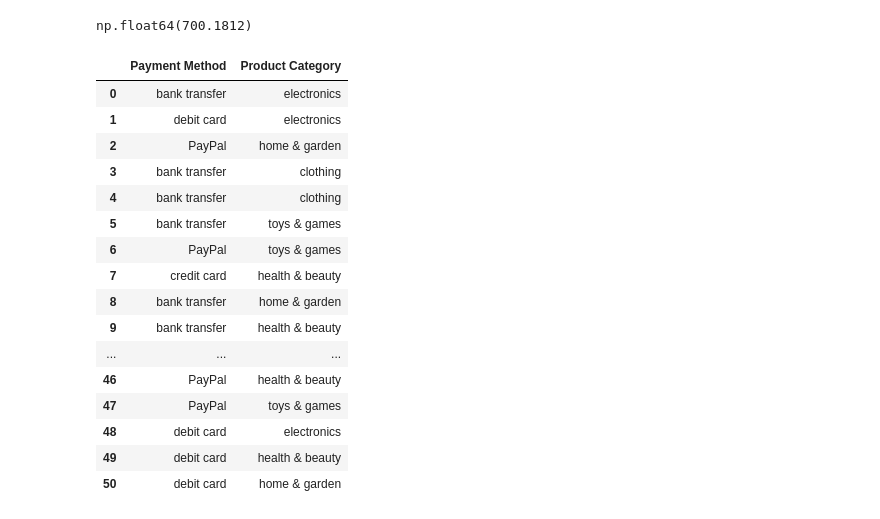
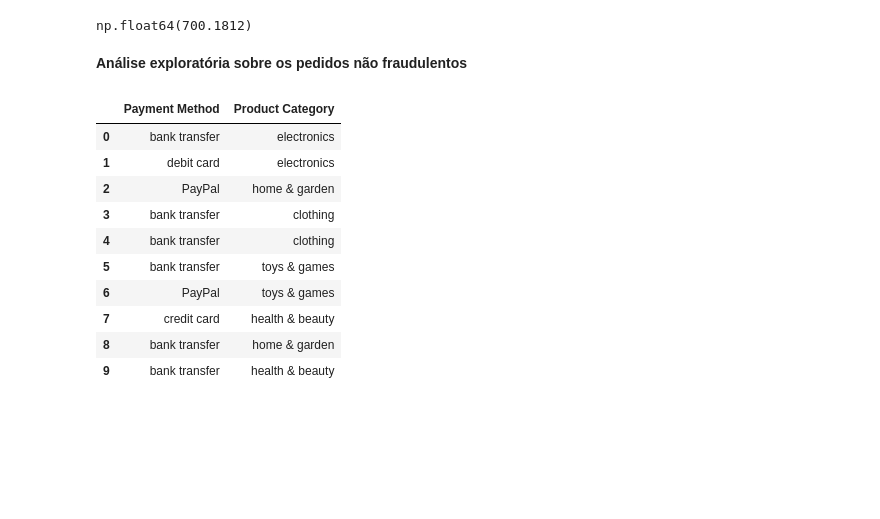
Before and after one commit to lethiciaasevedo1999/on34-python-projetofinal, a Jupyter notebook: material/analise-exploratoria/analise.ipynb, the cells around one changed output. Saved outputs shown, nothing was run; the diff lists cells and outputs as text; code cells hidden in the pictures; blank space fills up the shorter version.

Commit message:
Atualização do readme, organizando análise exploratória e iniciando plotagem de gráficos

```diff
--- a/material/analise-exploratoria/analise.ipynb
+++ b/material/analise-exploratoria/analise.ipynb
@@ -260,28 +262,24 @@ ticket_medio_fraudado = pedidos_fraudulentos[pedidos_fraudulentos['Is Fraudulent
 ticket_medio_fraudado
 # %% [output]
 np.float64(700.1812)
+# %% [markdown]
+**Análise exploratória sobre os pedidos não fraudulentos**
 # %%
 #Retornando apenas os pedidos não fraudulentos, para fazer uma comparação e tentar identificar anomalias.
-pedidos_nao_fraudulentos = df_dados[df_dados['Is Fraudulent'] == 0].head(50)
+pedidos_nao_fraudulentos = df_dados[df_dados['Is Fraudulent'] == 0].head(10)
 pedidos_nao_fraudulentos[['Payment Method', 'Product Category']]
 # %% [output]
 |  | Payment Method | Product Category |
 | 0 | bank transfer | electronics |
 | 1 | debit card | electronics |
 | 2 | PayPal | home & garden |
 | 3 | bank transfer | clothing |
 | 4 | bank transfer | clothing |
 | 5 | bank transfer | toys & games |
 | 6 | PayPal | toys & games |
 | 7 | credit card | health & beauty |
 | 8 | bank transfer | home & garden |
 | 9 | bank transfer | health & beauty |
-| ... | ... | ... |
-| 46 | PayPal | health & beauty |
-| 47 | PayPal | toys & games |
-| 48 | debit card | electronics |
-| 49 | debit card | health & beauty |
-| 50 | debit card | home & garden |
 # %%
 #Nos pedidos fraudulentos, a forma de pagamento que mais retorna é com cartão de crédito,
 #enquanto nos pedidos não fraudulentos, a maioria das transações são feitas com cartão de débito ou transferências bancárias.
```
Also changed, not shown: parts of 5 cells of this notebook, 1 other file.
